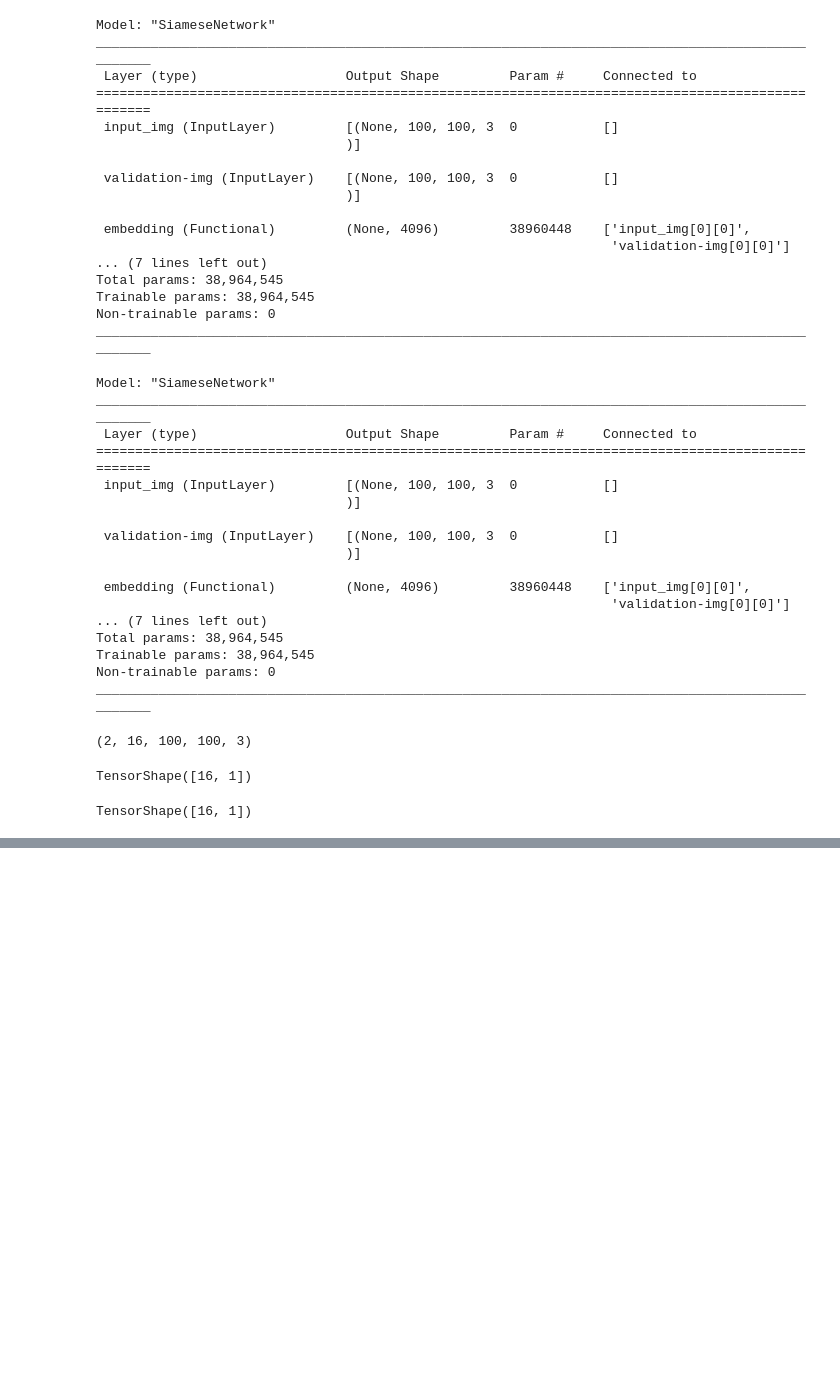
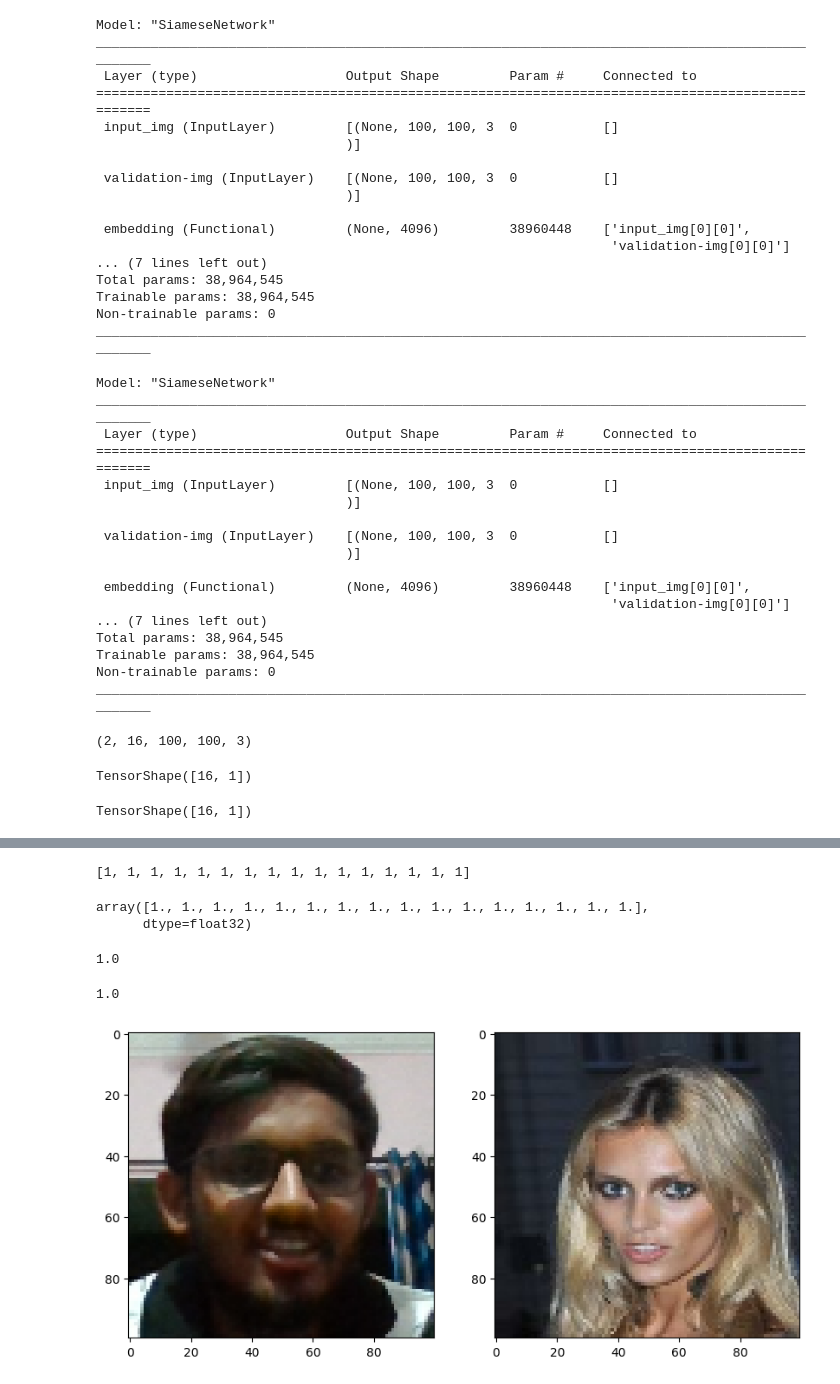
Before and after one commit to Abhilash-24/face_rechognition, a Jupyter notebook: Untitled.ipynb, the cells around one changed output, grey strips where cells are left out. Saved outputs shown, nothing was run; the diff lists cells and outputs as text; code cells hidden in the pictures; blank space fills up the shorter version.

```diff
--- a/Untitled.ipynb
+++ b/Untitled.ipynb
@@ -496,0 +507,3 @@ AttributeError: in user code:
+# %%
+# Get a batch of test data
+test_input, test_val, y_true = test_data.as_numpy_iterator().next()
@@ -496,0 +532,48 @@ AttributeError: in user code:
+# %%
+# Post processing the results
+[1 if prediction > 0.5 else 0 for prediction in y_hat ]
+# %% [output]
+[1, 1, 1, 1, 1, 1, 1, 1, 1, 1, 1, 1, 1, 1, 1, 1]
+# %%
+y_true
+# %% [output]
+array([1., 1., 1., 1., 1., 1., 1., 1., 1., 1., 1., 1., 1., 1., 1., 1.],
+      dtype=float32)
+# %%
+# Creating a metric object
+m = Recall()
+
+# Calculating the recall value
+m.update_state(y_true, y_hat)
+
+# return recall result
+m.result().numpy()
+# %% [output]
+1.0
+# %%
+# Creating a metric object
+m = Precision()
+
+# Calculating the recall value
+m.update_state(y_true, y_hat)
+
+# return recall result
+m.result().numpy()
+# %% [output]
+1.0
+# %%
+# Set plot size
+plt.figure(figsize=(10,8))
+
+# SetFirst subplot
+plt.subplot(1,2,1)
+plt.imshow(test_input[0])
+
+# Set Second subplot
+plt.subplot(1,2,2)
+plt.imshow(test_val[0])
+
+# Renders cleanly
+plt.show()
+# %% [output]
+[figure, added]
```
Also changed, not shown: parts of 25 cells of this notebook.
